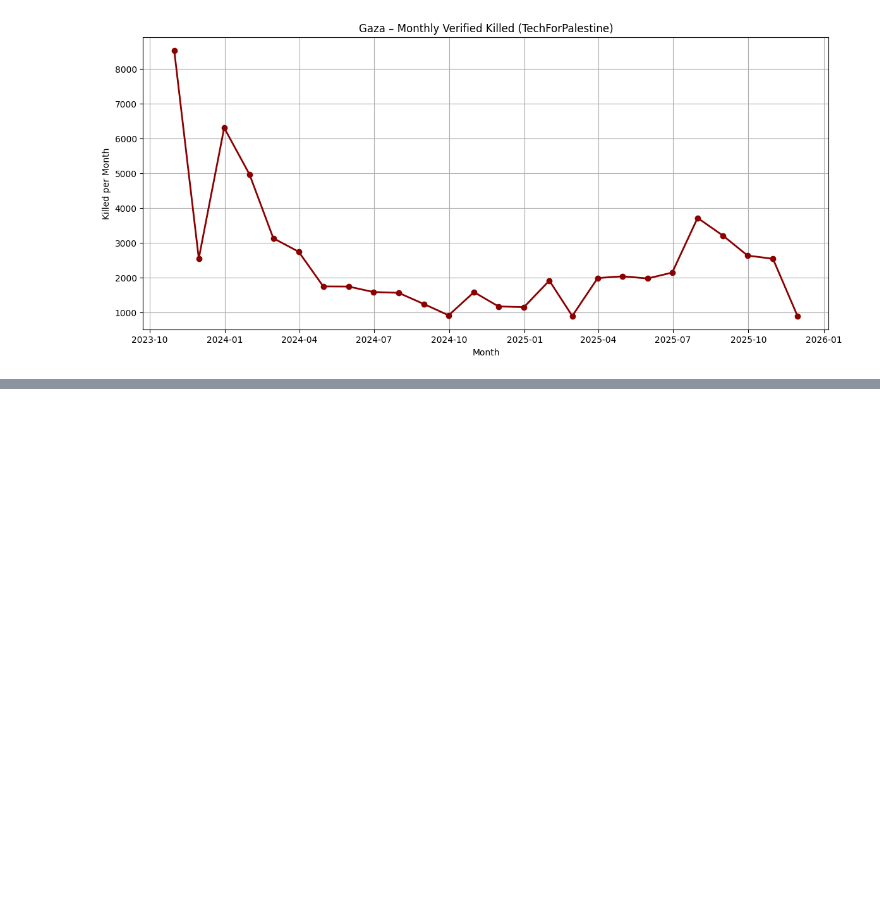
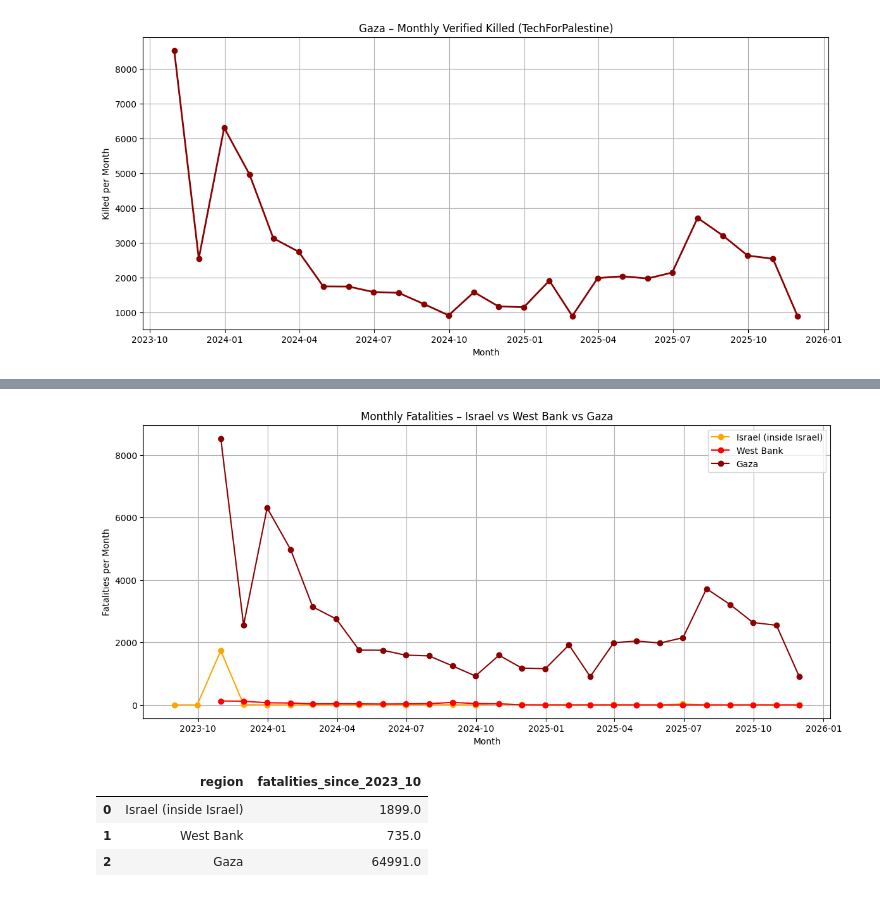
Before and after one commit to zvelegrakis/projects, a Jupyter notebook: projects/000_p1/notebooks/exploration.ipynb, the cells around one changed output, grey strips where cells are left out. Cells and saved outputs as stored; diff of their text form; code cells hidden in the pictures; blank space fills up the shorter version.

Commit message:
fatalities

```diff
--- a/projects/000_p1/notebooks/exploration.ipynb
+++ b/projects/000_p1/notebooks/exploration.ipynb
@@ -344,0 +446,12 @@ plt.show()
+# %%
+# We already have df_israel_monthly from before
+# df_israel_monthly has column 'israel_fatalities'
+
+df_fatal_all = (
+    df_israel_monthly
+    .join(df_wb_monthly,   how="outer")
+    .join(df_gaza_monthly, how="outer")
+    .sort_index()
+)
+
+df_fatal_all.tail()
@@ -344,0 +465,52 @@ plt.show()
+# %%
+import matplotlib.pyplot as plt
+
+# Focus on 2023 onwards
+mask = df_fatal_all.index >= "2023-08-01"
+df_plot = df_fatal_all[mask]
+
+plt.figure(figsize=(14,6))
+
+plt.plot(df_plot.index, df_plot["israel_fatalities"],
+         marker="o", label="Israel (inside Israel)", color="orange")
+
+plt.plot(df_plot.index, df_plot["west_bank_fatalities"],
+         marker="o", label="West Bank", color="red")
+
+plt.plot(df_plot.index, df_plot["gaza_fatalities"],
+         marker="o", label="Gaza", color="darkred")
+
+plt.title("Monthly Fatalities – Israel vs West Bank vs Gaza")
+plt.xlabel("Month")
+plt.ylabel("Fatalities per Month")
+plt.grid(True)
+plt.legend()
+plt.show()
+# %% [output]
+[figure, added]
+# %%
+start_date = "2023-10-01"
+
+israel_total = df_fatal_all.loc[start_date:, "israel_fatalities"].sum()
+wb_total     = df_fatal_all.loc[start_date:, "west_bank_fatalities"].sum()
+gaza_total   = df_fatal_all.loc[start_date:, "gaza_fatalities"].sum()
+
+summary = pd.DataFrame({
+    "region": [
+        "Israel (inside Israel)",
+        "West Bank",
+        "Gaza"
+    ],
+    "fatalities_since_2023_10": [
+        israel_total,
+        wb_total,
+        gaza_total
+    ]
+})
+
+summary
+# %% [output]
+|  | region | fatalities_since_2023_10 |
+| 0 | Israel (inside Israel) | 1899.0 |
+| 1 | West Bank | 735.0 |
+| 2 | Gaza | 64991.0 |
```
Also changed, not shown: parts of 6 cells of this notebook, 2 other files.
